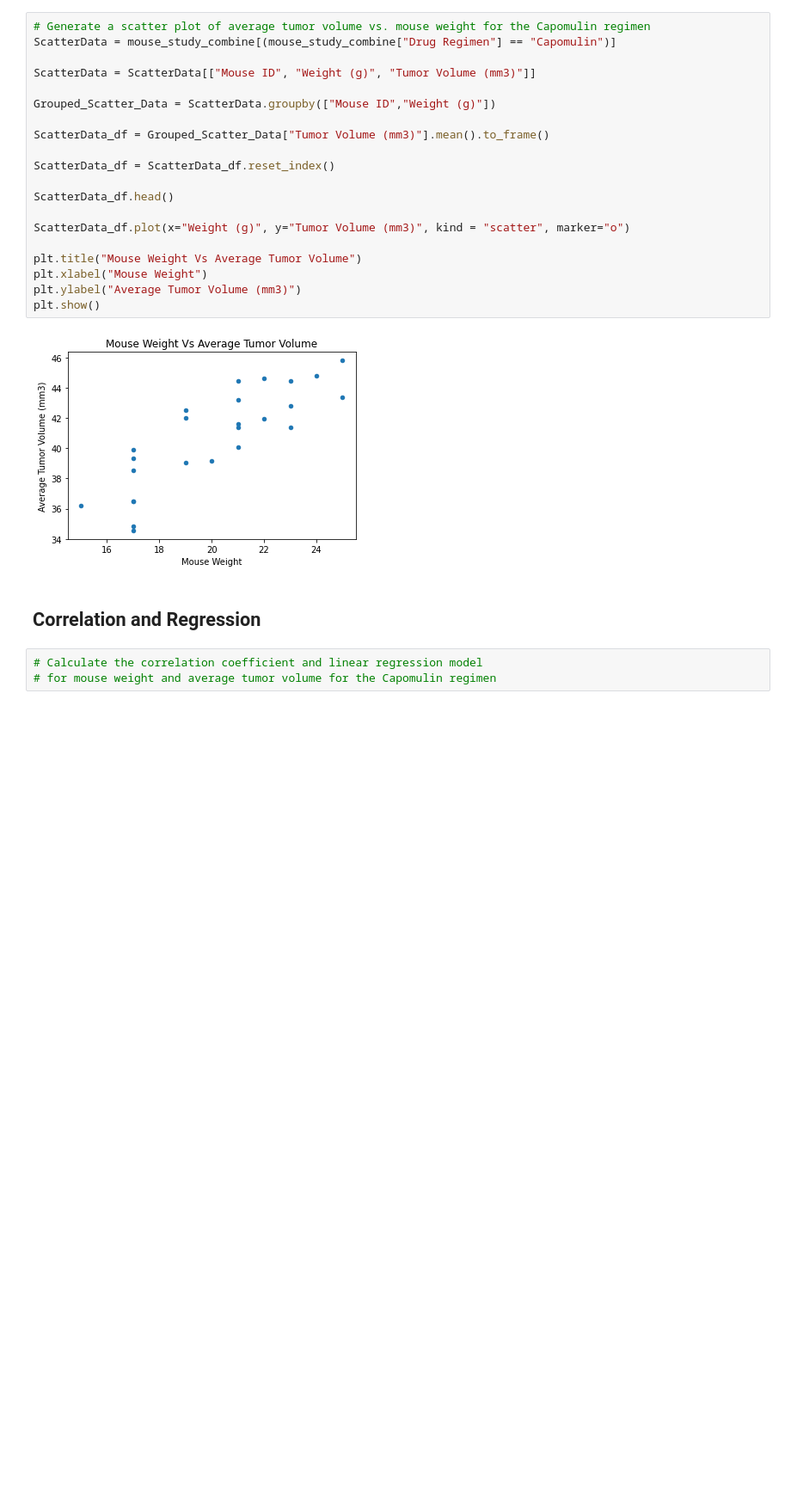
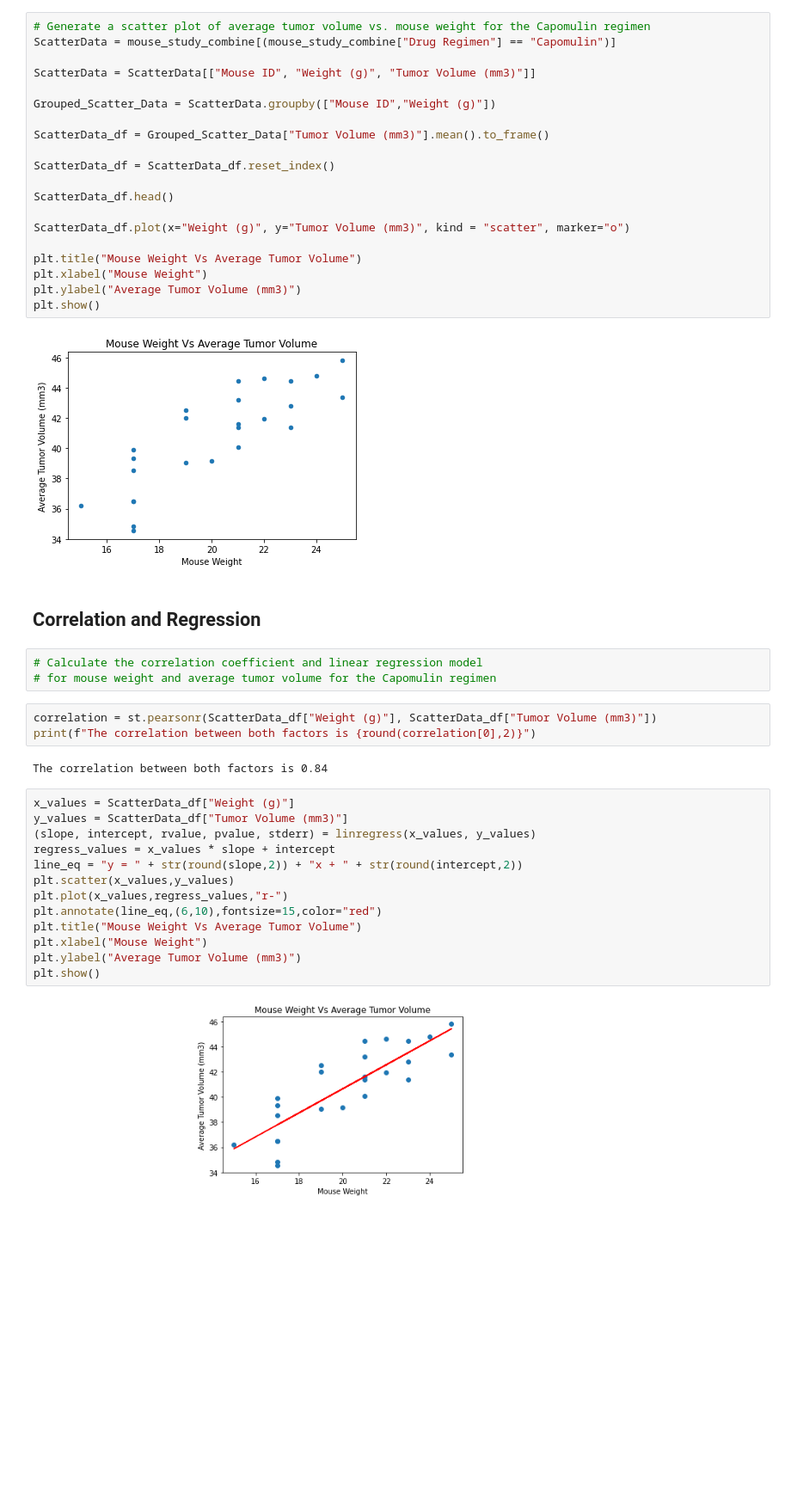
Before and after one commit to StephenTrella/MatPlotLibChallenge, a Jupyter notebook: pymaceuticals_starter.ipynb, the cells around one changed output. Shown: that part at 86% size. Saved outputs shown, nothing was run; the diff lists cells and outputs as text; blank space fills up the shorter version.

```diff
--- a/pymaceuticals_starter.ipynb
+++ b/pymaceuticals_starter.ipynb
@@ -321,3 +321,23 @@ plt.show()
 # %%
 # Calculate the correlation coefficient and linear regression model
 # for mouse weight and average tumor volume for the Capomulin regimen
+# %%
+correlation = st.pearsonr(ScatterData_df["Weight (g)"], ScatterData_df["Tumor Volume (mm3)"])
+print(f"The correlation between both factors is {round(correlation[0],2)}")
+# %% [output]
+The correlation between both factors is 0.84
+# %%
+x_values = ScatterData_df["Weight (g)"]
+y_values = ScatterData_df["Tumor Volume (mm3)"]
+(slope, intercept, rvalue, pvalue, stderr) = linregress(x_values, y_values)
+regress_values = x_values * slope + intercept
+line_eq = "y = " + str(round(slope,2)) + "x + " + str(round(intercept,2))
+plt.scatter(x_values,y_values)
+plt.plot(x_values,regress_values,"r-")
+plt.annotate(line_eq,(6,10),fontsize=15,color="red")
+plt.title("Mouse Weight Vs Average Tumor Volume")
+plt.xlabel("Mouse Weight")
+plt.ylabel("Average Tumor Volume (mm3)")
+plt.show()
+# %% [output]
+[figure, added]
```
Also changed, not shown: parts of 2 cells of this notebook.
